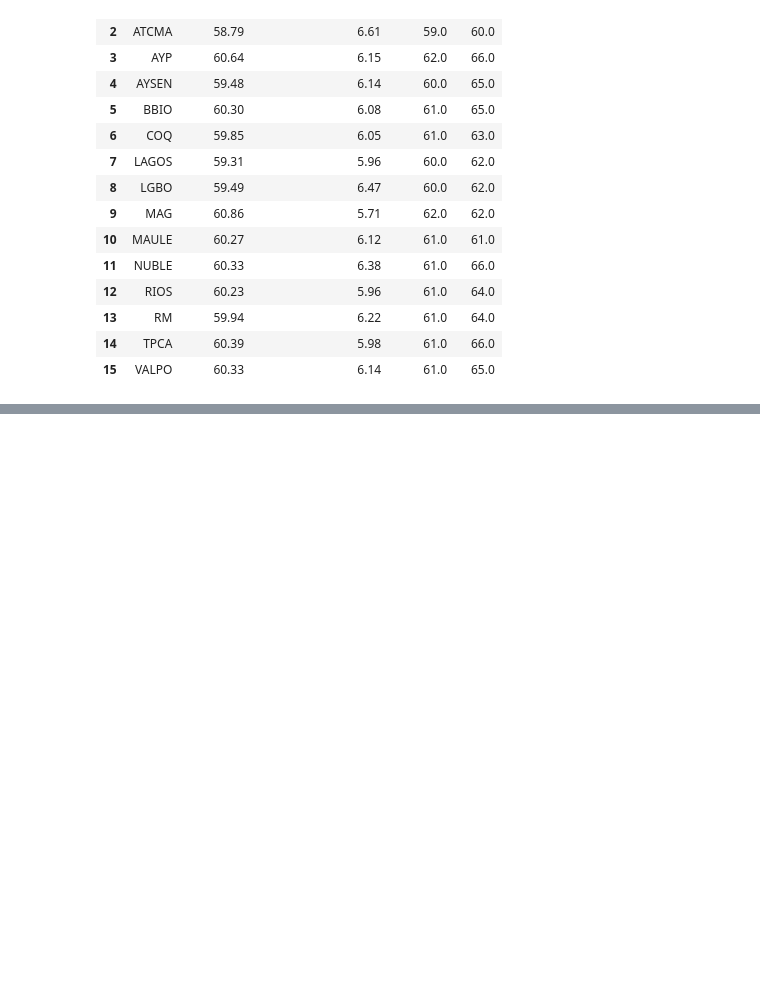
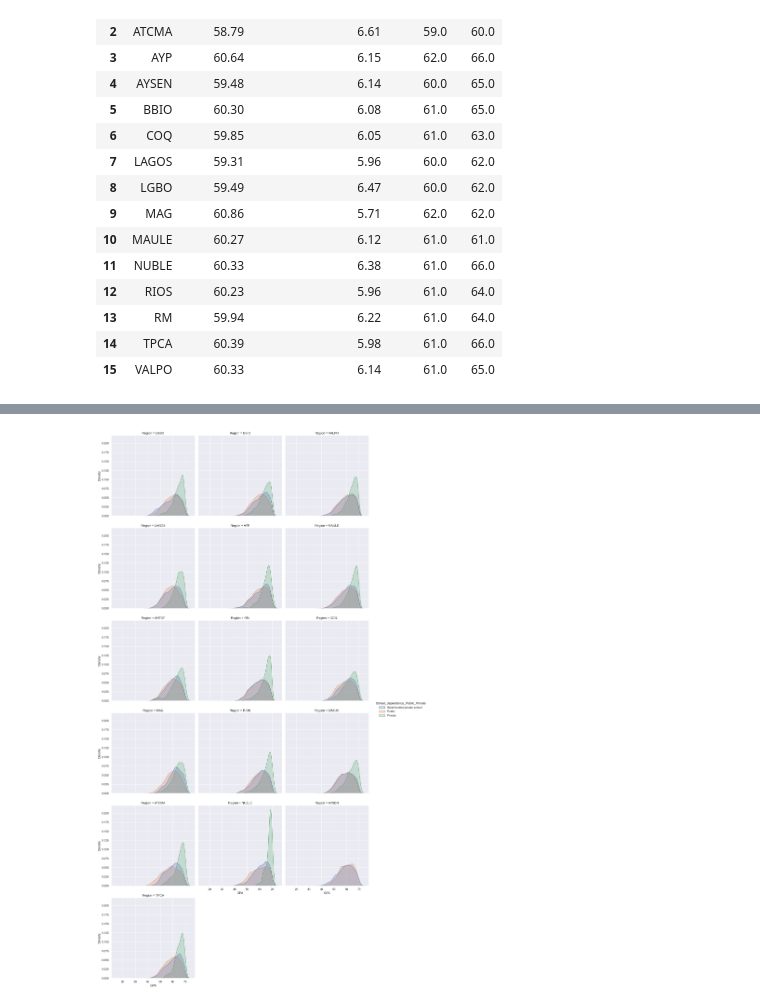
Before and after one commit to 2026788-max/Stastics, a Jupyter notebook: Statistics.CA1.ManuelaCorrea.ipynb, the cells around one changed output, grey strips where cells are left out. Cells and saved outputs as stored; diff of their text form; code cells hidden in the pictures; blank space fills up the shorter version.

```diff
--- a/Statistics.CA1.ManuelaCorrea.ipynb
+++ b/Statistics.CA1.ManuelaCorrea.ipynb
@@ -213,0 +302,15 @@ display(Gpa)
+# %%
+g = sns.displot(
+    data=dfc,
+    x='GPA',
+    hue="School_dependency_Public_Private",
+    col='Region',          # Crea una columna por cada valor único de Region
+    col_wrap=3,            # Opcional: número máximo de columnas por fila
+    kind='kde',            # Especifica que es un gráfico KDE
+    common_norm=False,
+    fill=True
+)
+
+plt.show()
+# %% [output]
+[figure, added]
```
Also changed, not shown: parts of 12 cells of this notebook.
